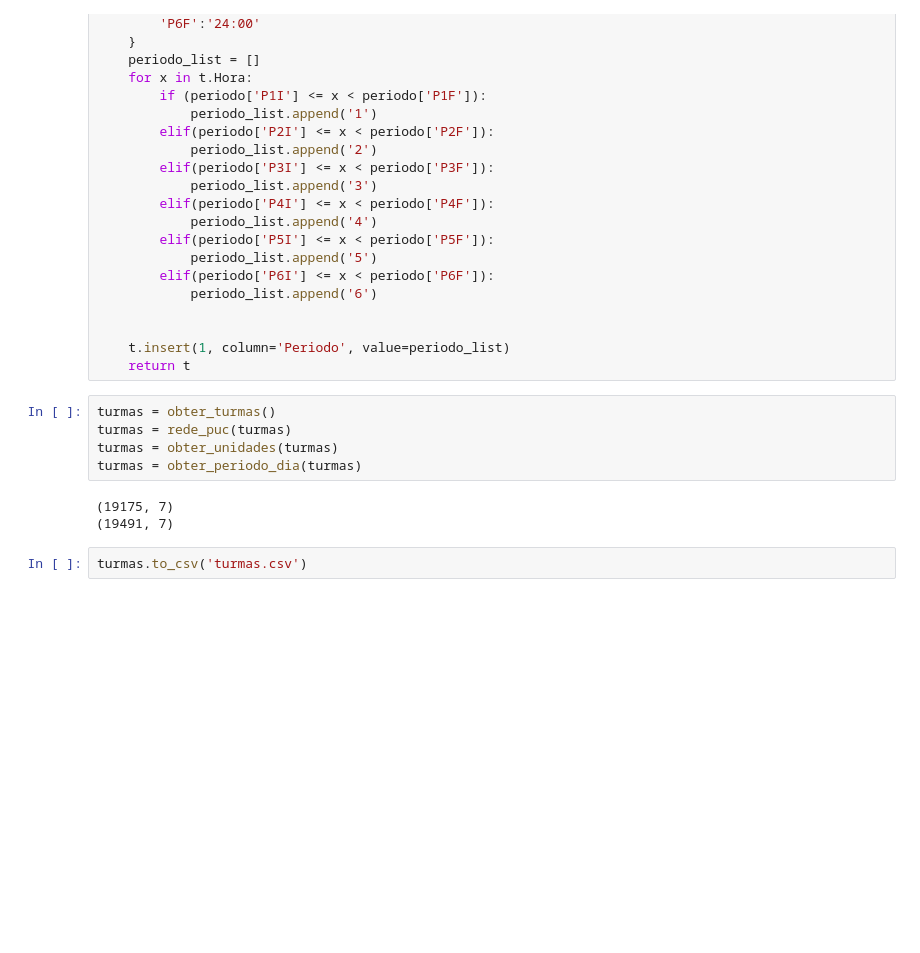
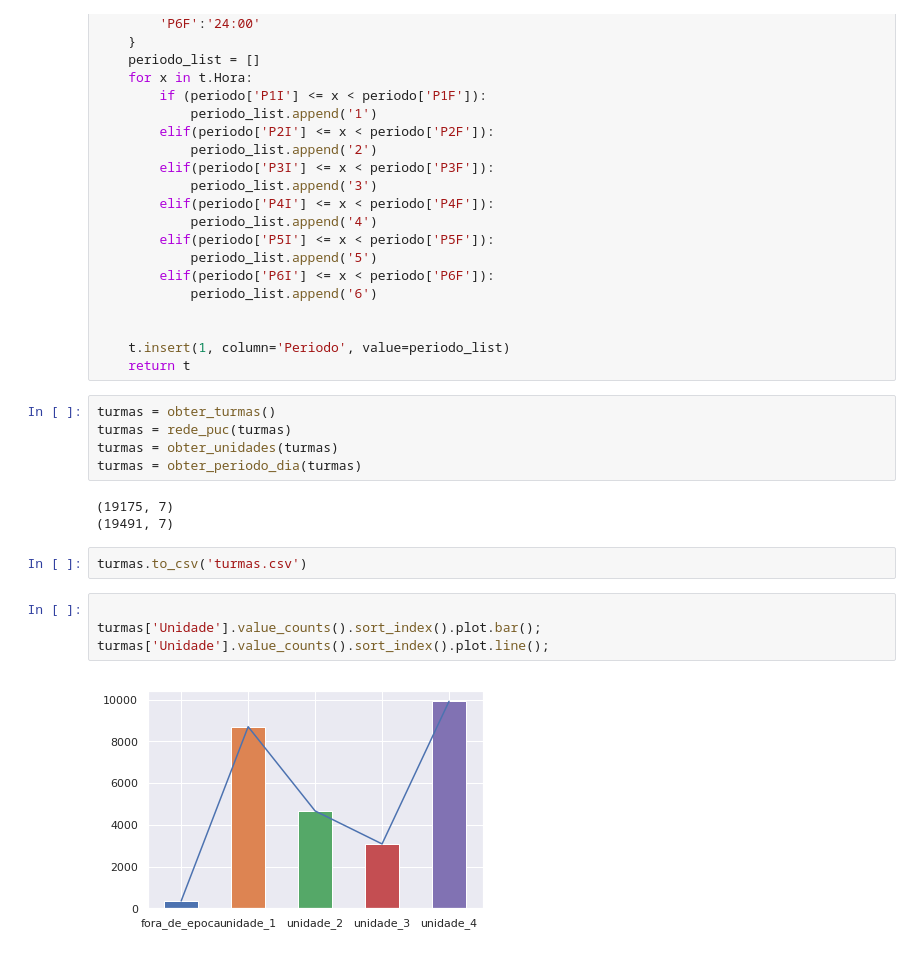
Before and after one commit to rrm86/CRE_Analysis, a Jupyter notebook: analise.ipynb, the cells around one changed output. Drawn from its saved outputs; the diff is of its cells as text; blank space fills up the shorter version.

Commit message:
Ploting graphs

```diff
--- a/analise.ipynb
+++ b/analise.ipynb
@@ -138,3 +139,9 @@ turmas = obter_periodo_dia(turmas)
 (19491, 7)
 # %%
 turmas.to_csv('turmas.csv')
+# %%
+
+turmas['Unidade'].value_counts().sort_index().plot.bar();
+turmas['Unidade'].value_counts().sort_index().plot.line();
+# %% [output]
+[figure, added]
```
Also changed, not shown: parts of 9 cells of this notebook, 1 other file.
